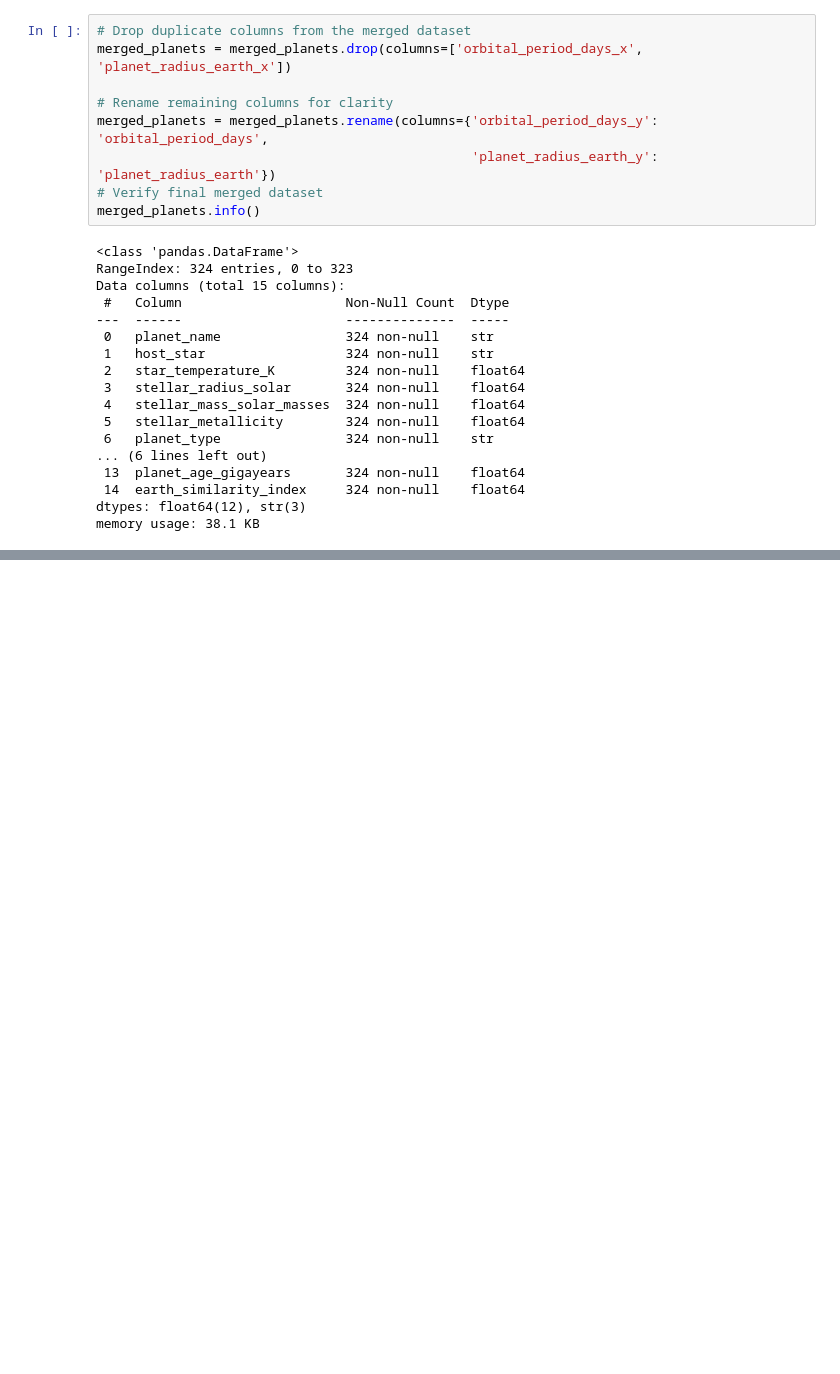
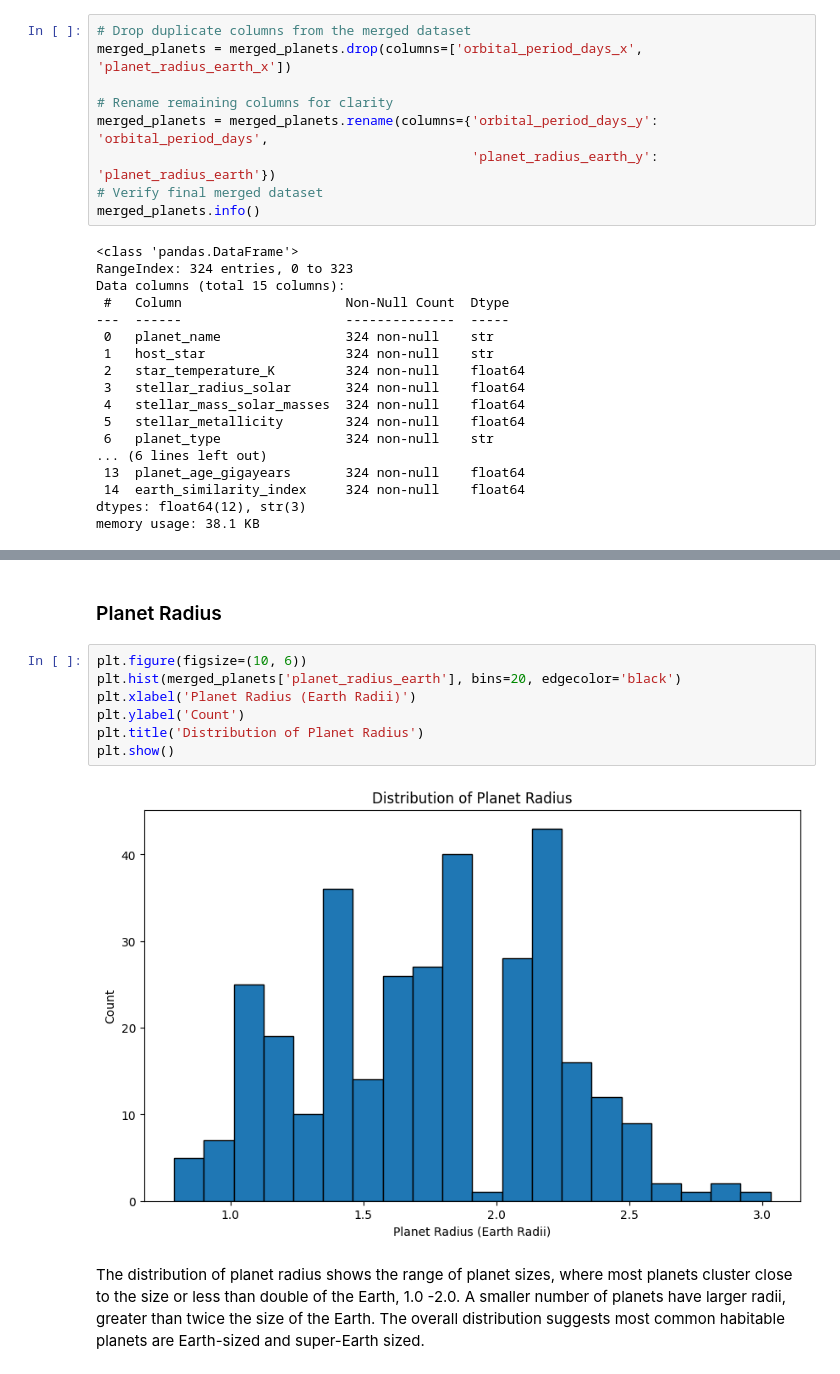
Before and after one commit to joshreisinger17-Data/Exoplanet-Habitability-Prediction, a Jupyter notebook: capstone.ipynb, the cells around one changed output, grey strips where cells are left out. Saved outputs shown, nothing was run; the diff lists cells and outputs as text; blank space fills up the shorter version.

```diff
--- a/capstone.ipynb
+++ b/capstone.ipynb
@@ -566,0 +600,13 @@ memory usage: 38.1 KB
+# %% [markdown]
+### Planet Radius
+# %%
+plt.figure(figsize=(10, 6))
+plt.hist(merged_planets['planet_radius_earth'], bins=20, edgecolor='black')
+plt.xlabel('Planet Radius (Earth Radii)')
+plt.ylabel('Count')
+plt.title('Distribution of Planet Radius')
+plt.show()
+# %% [output]
+[figure, added]
+# %% [markdown]
+The distribution of planet radius shows the range of planet sizes, where most planets cluster close to the size or less than double of the Earth, 1.0 -2.0. A smaller number of planets have larger radii, greater than twice the size of the Earth. The overall distribution suggests most common habitable planets are Earth-sized and super-Earth sized.
```
Also changed, not shown: parts of 7 cells of this notebook.
